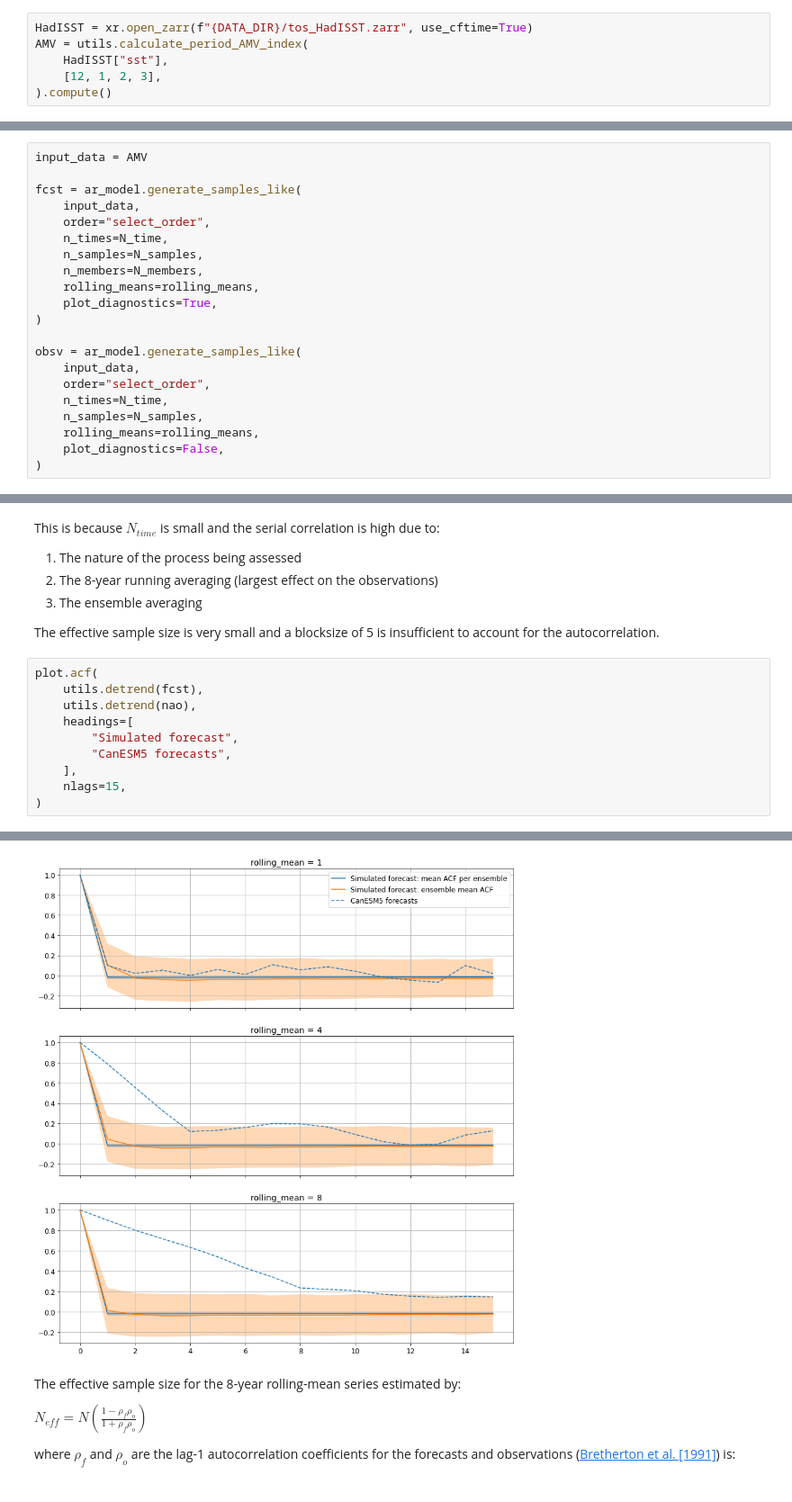
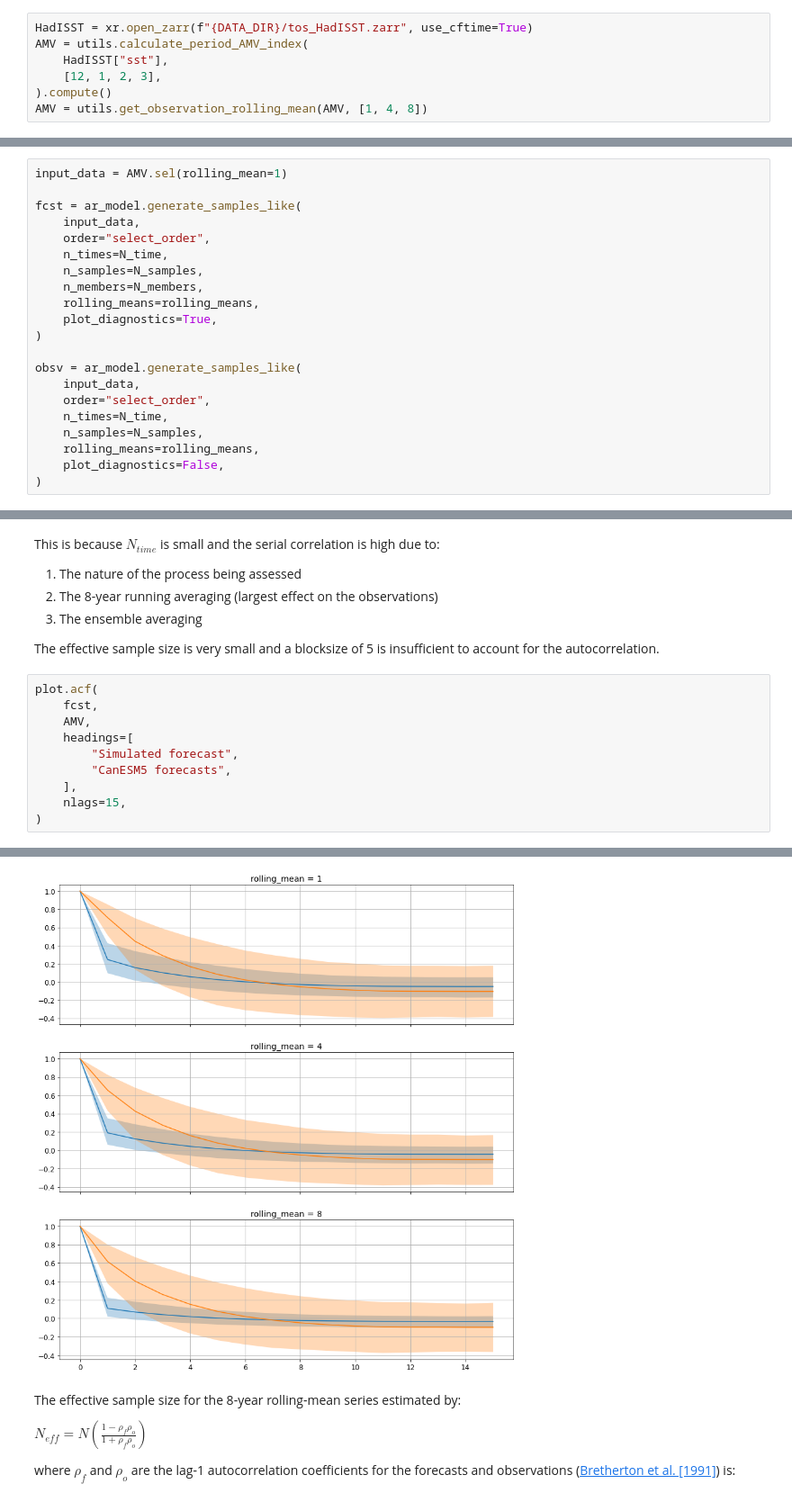
Before and after one commit to dougiesquire/Squire_2022_correlation, a Jupyter notebook: notebooks/exploratory/demo_Tim.ipynb, the cells around one changed output, grey strips where cells are left out. Shown at 90% size. Drawn from its saved outputs; the diff is of its cells as text.

```diff
--- a/notebooks/exploratory/demo_Tim.ipynb
+++ b/notebooks/exploratory/demo_Tim.ipynb
@@ -32,6 +32,7 @@ AMV = utils.calculate_period_AMV_index(
     HadISST["sst"],
     [12, 1, 2, 3],
 ).compute()
+AMV = utils.get_observation_rolling_mean(AMV, [1, 4, 8])
 # %% [markdown]
 The synthetic observations are generated by randomly drawing $N_{time}$ samples of the AR model
 
@@ -44,7 +45,7 @@ N_samples = 5000
 N_members = 40
 rolling_means = [4, 8]
 # %%
-input_data = AMV
+input_data = AMV.sel(rolling_mean=1)
 
 fcst = ar_model.generate_samples_like(
     input_data,
@@ -181,8 +177,8 @@ This is because $N_{time}$ is small and the serial correlation is high due to:
 The effective sample size is very small and a blocksize of 5 is insufficient to account for the autocorrelation.
 # %%
 plot.acf(
-    utils.detrend(fcst),
-    utils.detrend(nao),
+    fcst,
+    AMV,
     headings=[
         "Simulated forecast",
         "CanESM5 forecasts",
@@ -193,4 +190,4 @@ plot.acf(
-[figure, old version]
+[figure, new version]
 # %% [markdown]
 The effective sample size for the 8-year rolling-mean series estimated by:
 
```
Also changed, not shown: parts of 8 cells of this notebook, 1 other file.
